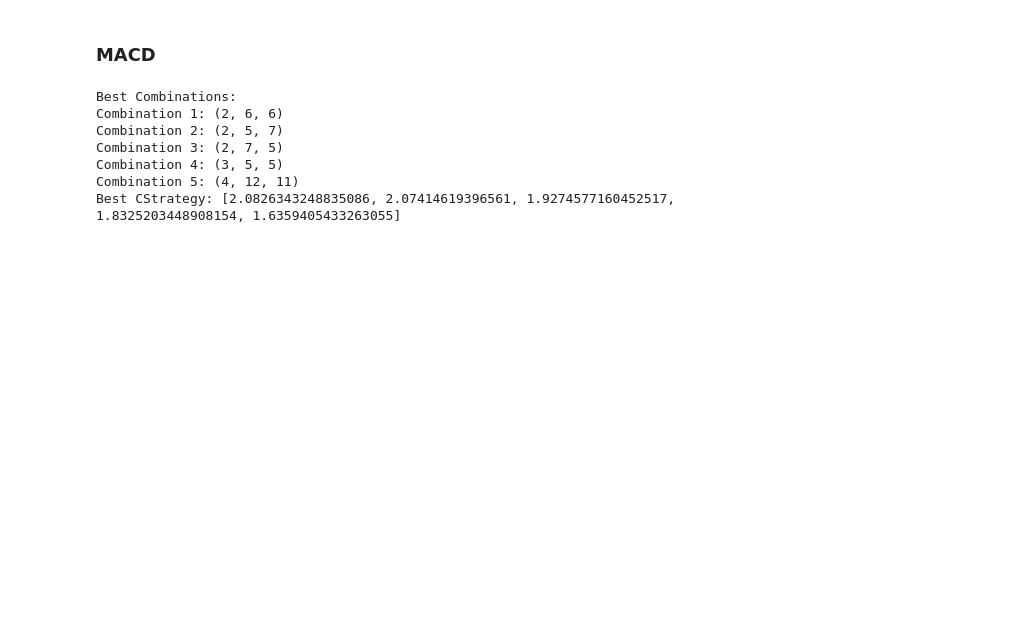
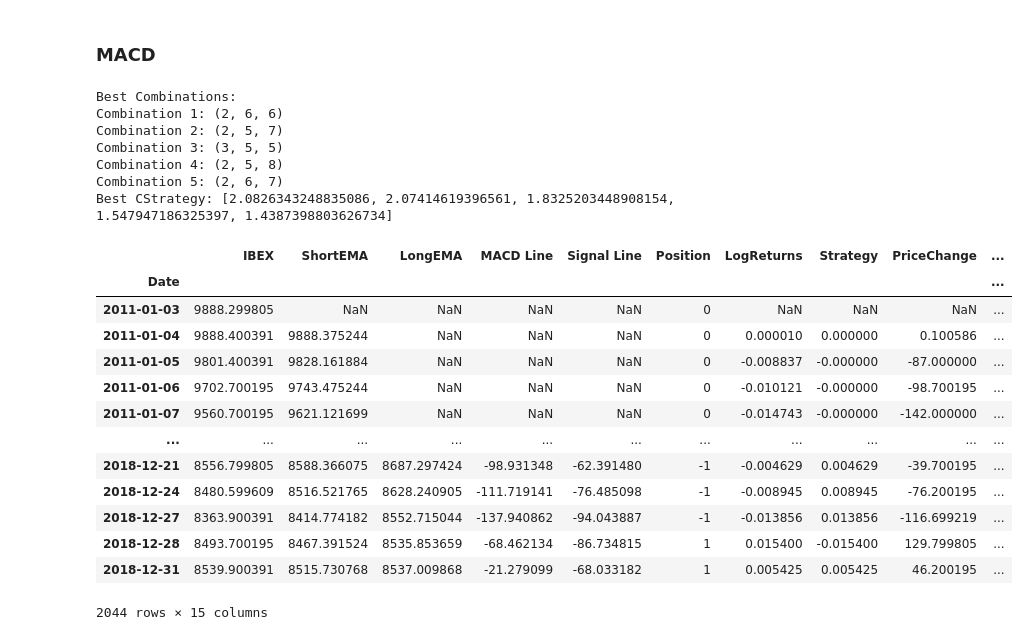
Before and after one commit to hamidreza-rhz/Technical-Analysis-ML-Strategy-Optimization, a Jupyter notebook: strategies.ipynb, the cells around one changed output. Saved outputs shown, nothing was run; the diff lists cells and outputs as text; code cells hidden in the pictures; blank space fills up the shorter version.

```diff
--- a/strategies.ipynb
+++ b/strategies.ipynb
@@ -185,10 +215,24 @@ def macd_strategy(df, symbol, short_period, long_period, signal_period):
     temp['LogReturns'] = np.log(temp[symbol]) - np.log(temp[symbol]).shift(1)
     temp['Strategy'] = temp['Position'].shift(1) * temp['LogReturns']
 
-    # Calculate trades and cumulative returns
-    temp['Trades'] = temp['Position'].diff().fillna(0).abs()
+    # # Calculate trades and cumulative returns
+    # temp['Trades'] = temp['Position'].diff().fillna(0).abs()
+    # temp['CLogReturns'] = temp['LogReturns'].cumsum().apply(np.exp)
+    # temp['CStrategy'] = temp['Strategy'].cumsum().apply(np.exp)
+
+    # # Calculate log returns and strategy based on log returns
+    # temp['LogReturns'] = np.log(temp[symbol]) - np.log(temp[symbol].shift(1))
+    # temp['Strategy'] = temp.Position.shift(1) * temp['LogReturns']
+
+    # Calculate profit based on price
+    temp['PriceChange'] = temp[symbol] - temp[symbol].shift(1)
+    temp['PriceStrategy'] = temp.Position.shift(1) * temp['PriceChange']
+
+    temp['Trades'] = temp.Position.diff().fillna(0).abs()
     temp['CLogReturns'] = temp['LogReturns'].cumsum().apply(np.exp)
-    temp['CStrategy'] = temp['Strategy'].cumsum().apply(np.exp)
+    temp["CStrategy"] = temp['Strategy'].cumsum().apply(np.exp)
+    temp['CPrice'] = -(df[symbol].iloc[0] - df[symbol])
+    temp['CPriceStrategy'] = temp['PriceStrategy'].cumsum()
 
     return temp
 # %%
@@ -214,9 +258,14 @@ def optimize_macd_parameters(df, symbol, short_range, long_range, signal_range):
     return best_combinations, best_c_strategy
 # %%
 # Define the parameter ranges
-short_range = range(2, 10)
-long_range = range(5, 35)
-signal_range = range(5, 20)
+# short_range = range(2, 10)
+# long_range = range(5, 35)
+# signal_range = range(5, 20)
+
+# test
+short_range = range(2, 5)
+long_range = range(5, 7)
+signal_range = range(5, 10)
 
 # Run the optimization
 best_combinations, best_c_strategy = optimize_macd_parameters(df_ibex_train, 'IBEX', short_range, long_range, signal_range)
@@ -230,7 +279,26 @@ print("Best CStrategy:", best_c_strategy)
 Best Combinations:
 Combination 1: (2, 6, 6)
 Combination 2: (2, 5, 7)
-Combination 3: (2, 7, 5)
-Combination 4: (3, 5, 5)
-Combination 5: (4, 12, 11)
-Best CStrategy: [2.0826343248835086, 2.07414619396561, 1.9274577160452517, 1.8325203448908154, 1.6359405433263055]
+Combination 3: (3, 5, 5)
+Combination 4: (2, 5, 8)
+Combination 5: (2, 6, 7)
+Best CStrategy: [2.0826343248835086, 2.07414619396561, 1.8325203448908154, 1.547947186325397, 1.4387398803626734]
+# %%
+best_params = best_combinations[0]
+# %%
+macd_strategy(df_ibex_train, 'IBEX', best_params[0], best_params[1], best_params[2])
+# %% [output]
+|  | IBEX | ShortEMA | LongEMA | MACD Line | Signal Line | Position | LogReturns | Strategy | PriceChange | ... |
+| Date |  |  |  |  |  |  |  |  |  | ... |
+| 2011-01-03 | 9888.299805 | NaN | NaN | NaN | NaN | 0 | NaN | NaN | NaN | ... |
+| 2011-01-04 | 9888.400391 | 9888.375244 | NaN | NaN | NaN | 0 | 0.000010 | 0.000000 | 0.100586 | ... |
+| 2011-01-05 | 9801.400391 | 9828.161884 | NaN | NaN | NaN | 0 | -0.008837 | -0.000000 | -87.000000 | ... |
+| 2011-01-06 | 9702.700195 | 9743.475244 | NaN | NaN | NaN | 0 | -0.010121 | -0.000000 | -98.700195 | ... |
+| 2011-01-07 | 9560.700195 | 9621.121699 | NaN | NaN | NaN | 0 | -0.014743 | -0.000000 | -142.000000 | ... |
+| ... | ... | ... | ... | ... | ... | ... | ... | ... | ... | ... |
+| 2018-12-21 | 8556.799805 | 8588.366075 | 8687.297424 | -98.931348 | -62.391480 | -1 | -0.004629 | 0.004629 | -39.700195 | ... |
+| 2018-12-24 | 8480.599609 | 8516.521765 | 8628.240905 | -111.719141 | -76.485098 | -1 | -0.008945 | 0.008945 | -76.200195 | ... |
+| 2018-12-27 | 8363.900391 | 8414.774182 | 8552.715044 | -137.940862 | -94.043887 | -1 | -0.013856 | 0.013856 | -116.699219 | ... |
+| 2018-12-28 | 8493.700195 | 8467.391524 | 8535.853659 | -68.462134 | -86.734815 | 1 | 0.015400 | -0.015400 | 129.799805 | ... |
+| 2018-12-31 | 8539.900391 | 8515.730768 | 8537.009868 | -21.279099 | -68.033182 | 1 | 0.005425 | 0.005425 | 46.200195 | ... |
+2044 rows × 15 columns
```
Also changed, not shown: parts of 6 cells of this notebook.
